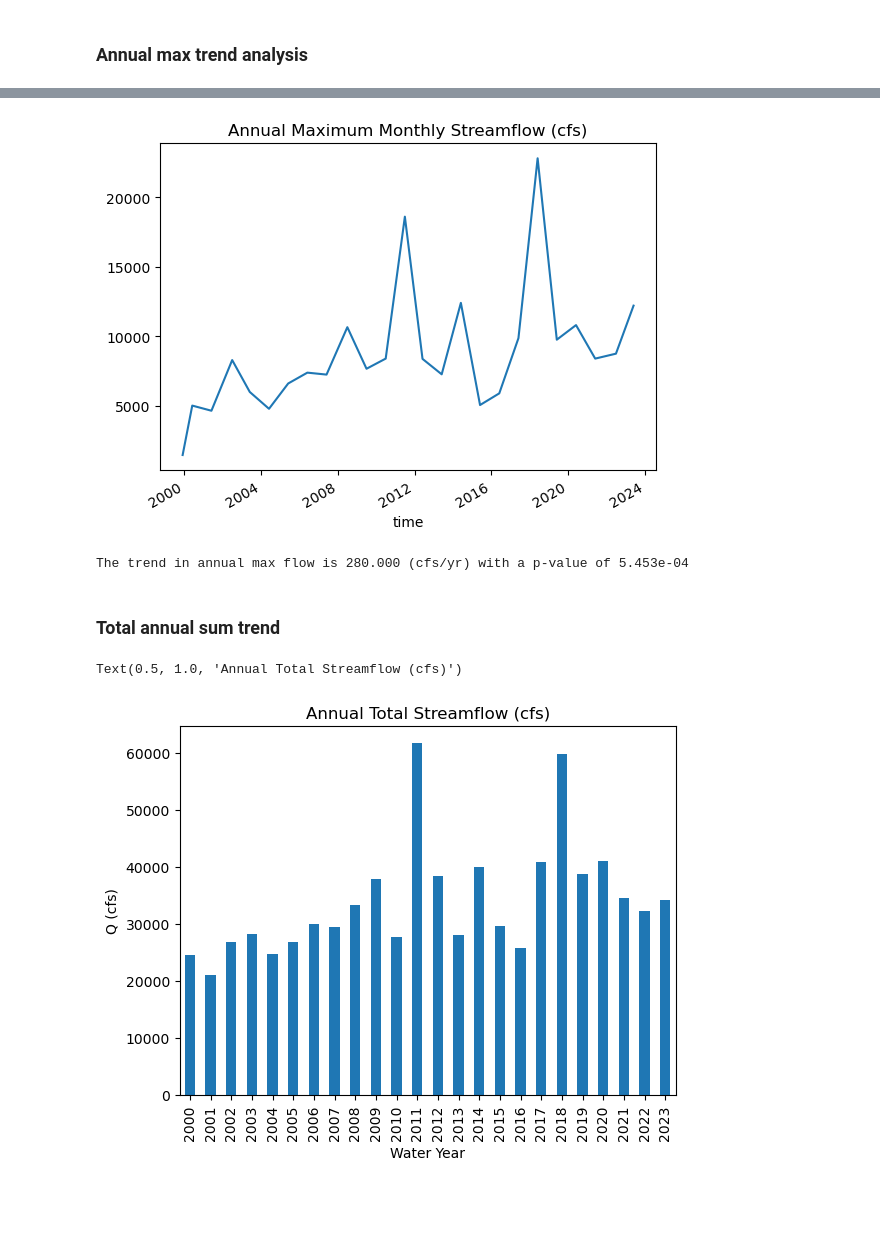
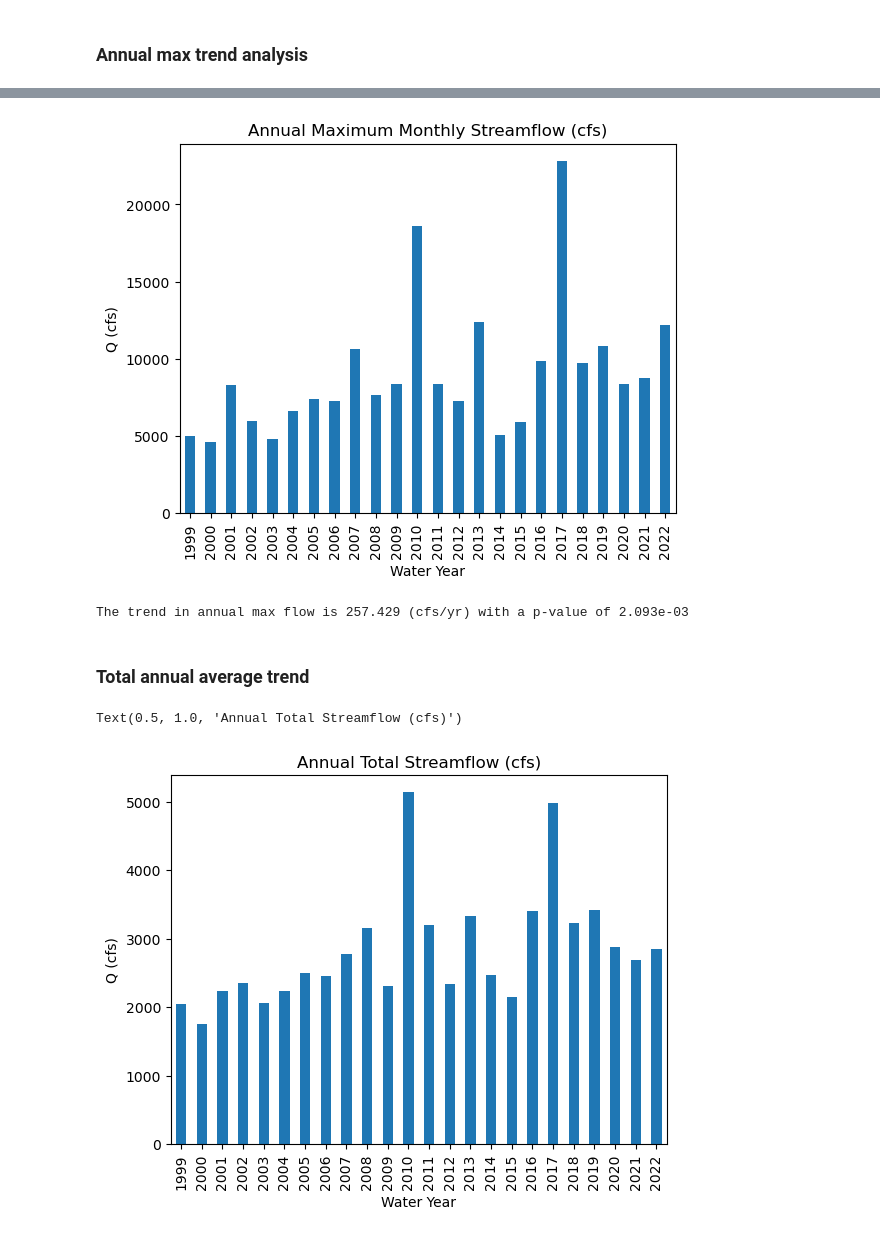
Before and after one commit to nicksilver/zoo-aquifer, a Jupyter notebook: cfr_data_explorer.ipynb, the cells around one changed output, grey strips where cells are left out. Cells and saved outputs as stored; diff of their text form; code cells hidden in the pictures; blank space fills up the shorter version.

Commit message:
fixed water year label

```diff
--- a/cfr_data_explorer.ipynb
+++ b/cfr_data_explorer.ipynb
@@ -107,3 +107,6 @@ The trend in Summer timeseries is 48.855 (cfs/mo) with a p-value of 8.699e-02
 The trend in Fall timeseries is 13.069 (cfs/mo) with a p-value of 2.651e-02
 # %% [markdown]
 ### Annual max trend analysis
+# %%
+# Calculate the water year for each observation
+q['w_year'] = (q.reset_index().time.dt.to_period('A-Sep') - 1).map(str).astype(int).values
@@ -110,18 +130,19 @@ The trend in Fall timeseries is 13.069 (cfs/mo) with a p-value of 2.651e-02
 # %%
-q.loc[:, 'year'] = q.reset_index().time.dt.year.values
 q.loc[:, 'month'] = q.reset_index().time.dt.month.values
-q.loc[:, 'year'] = q.loc[:, 'year'].astype(int)
 q.loc[:, 'month'] = q.loc[:, 'month'].astype(int)
-q_max = q.loc[q.groupby('year')['Q'].idxmax()]
-q_max['Q'].plot()
+q_max = q.loc[q.groupby('w_year')['Q'].idxmax()]
+q_max = q_max.reset_index().set_index('w_year')
+q_max['Q'].plot(kind='bar')
 plt.title('Annual Maximum Monthly Streamflow (cfs)')
+plt.xlabel('Water Year')
+plt.ylabel('Q (cfs)')
 plt.show()
 # %% [output]
-[figure, old version]
+[figure, new version]
 # %%
 mk_qmax = mk.original_test(q_max['Q'])
 print(f"The trend in annual max flow is {mk_qmax.slope:.3f} (cfs/yr) with a p-value of {mk_qmax.p:.3e}")
 # %% [output]
-The trend in annual max flow is 280.000 (cfs/yr) with a p-value of 5.453e-04
+The trend in annual max flow is 257.429 (cfs/yr) with a p-value of 2.093e-03
 # %% [markdown]
-### Total annual sum trend
+### Total annual average trend
@@ -130,10 +149,10 @@ q['W_Year'] = q.reset_index().time.dt.to_period('A-Sep').values
 # %%
-q_sum = q.groupby('W_Year')['Q'].sum()
-q_sum.plot(kind='bar')
+q_avg = q.groupby('w_year')['Q'].mean()
+q_avg.plot(kind='bar')
 plt.xlabel('Water Year')
 plt.ylabel('Q (cfs)')
 plt.title('Annual Total Streamflow (cfs)')
 # %% [output]
 Text(0.5, 1.0, 'Annual Total Streamflow (cfs)')
-[figure, old version]
+[figure, new version]
 # %%
```
Also changed, not shown: parts of 3 cells of this notebook.
